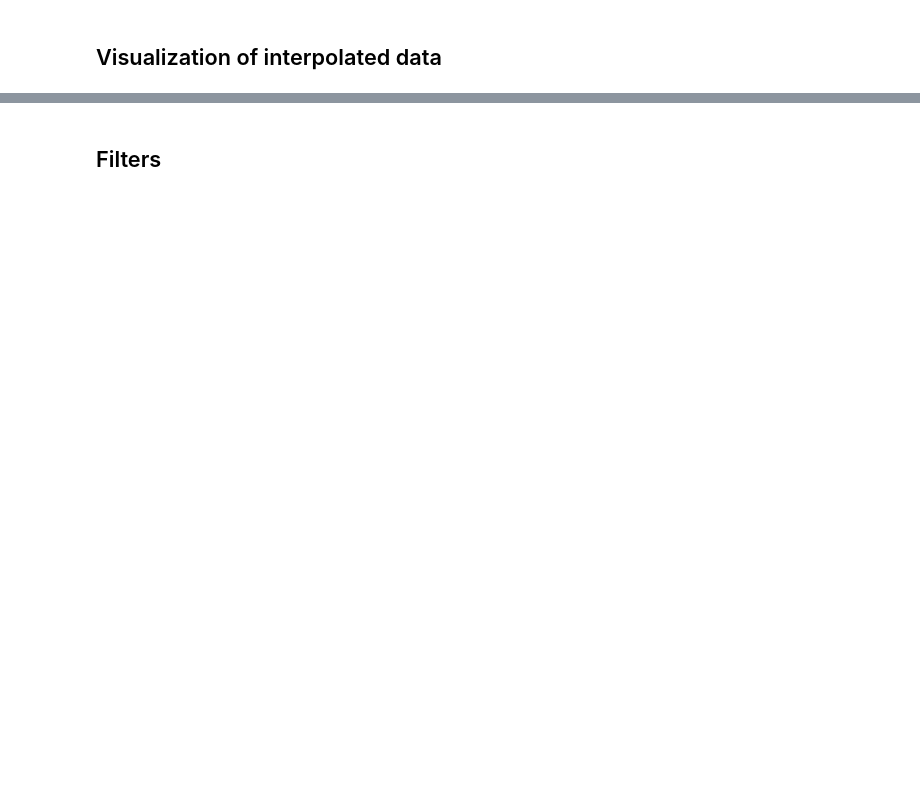
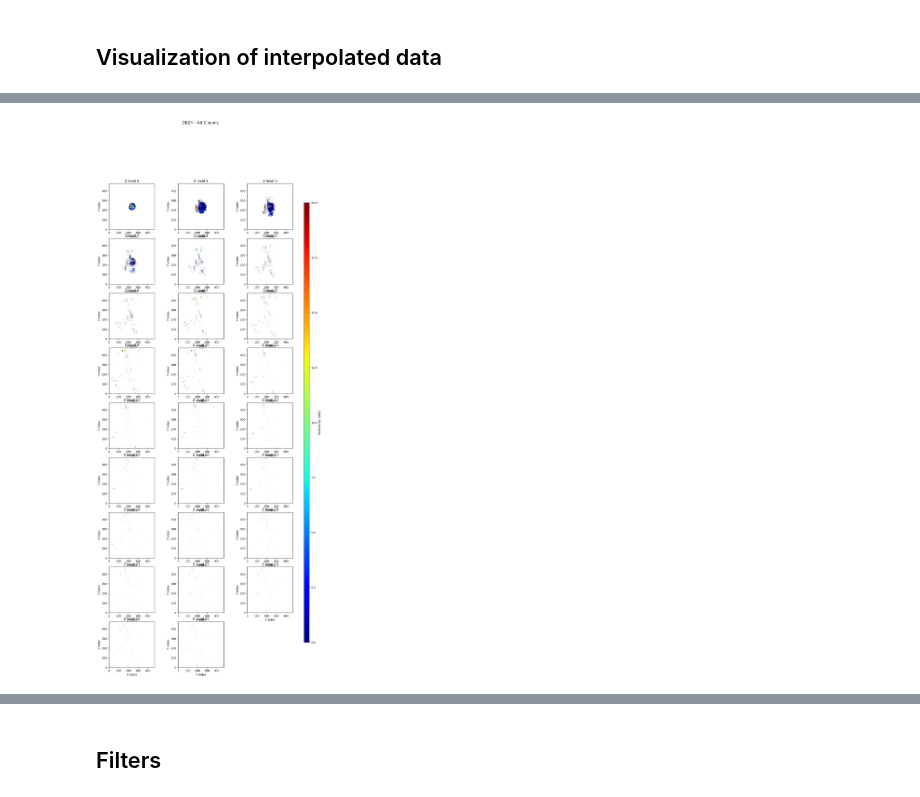
Before and after one commit to jgmarti84/gl-radarlib, a Jupyter notebook: examples/radar_grid/radar_grid_examples_with_visualization.ipynb, the cells around one changed output, grey strips where cells are left out. Cells and saved outputs as stored; diff of their text form; code cells hidden in the pictures; blank space fills up the shorter version.

```diff
--- a/examples/radar_grid/radar_grid_examples_with_visualization.ipynb
+++ b/examples/radar_grid/radar_grid_examples_with_visualization.ipynb
@@ -110,4 +152,6 @@ plot_grid_slice(grids['DBZH'], z_index=1, field_name='DBZH')
 # %%
-plot_grid_multi_level(grids['WRAD'], field_name='WRAD', vmin=0.0, vmax=20.0)
+plot_grid_multi_level(grids['DBZH'], field_name='DBZH', vmin=0.0, vmax=20.0)
+# %% [output]
+[figure, added]
 # %%
 plot_all_fields(grids, z_index=1)
```
Also changed, not shown: parts of 14 cells of this notebook, 13 other files.
